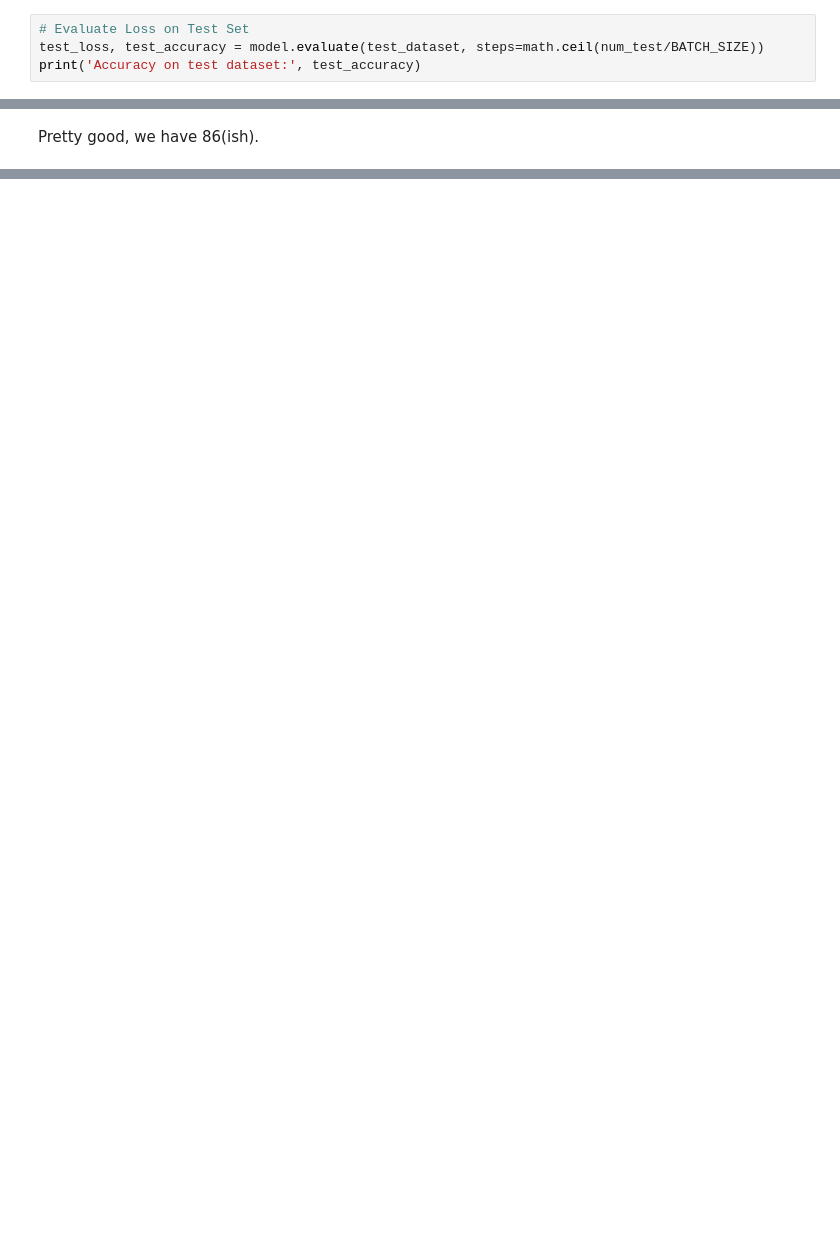
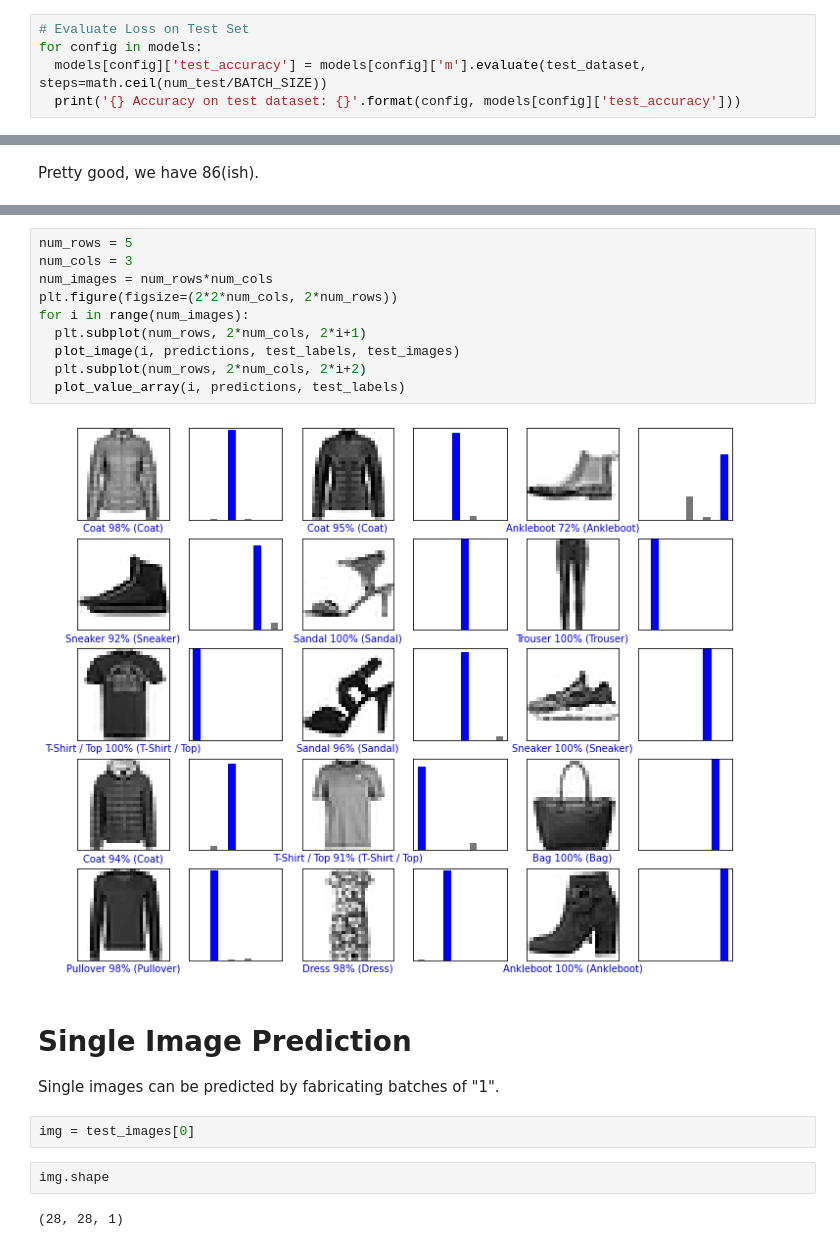
Before and after one commit to Jollyhrothgar/deep_learning, a Jupyter notebook: notebooks/Lesson_3a_The_Fashion_MNIST_Dataset.ipynb, the cells around one changed output, grey strips where cells are left out. Drawn from its saved outputs; the diff is of its cells as text; blank space fills up the shorter version.

```diff
--- a/notebooks/Lesson_3a_The_Fashion_MNIST_Dataset.ipynb
+++ b/notebooks/Lesson_3a_The_Fashion_MNIST_Dataset.ipynb
@@ -250,5 +290,6 @@ Text(0.5, 0, 'Epochs')
 # %%
 # Evaluate Loss on Test Set
-test_loss, test_accuracy = model.evaluate(test_dataset, steps=math.ceil(num_test/BATCH_SIZE))
-print('Accuracy on test dataset:', test_accuracy)
+for config in models:
+  models[config]['test_accuracy'] = models[config]['m'].evaluate(test_dataset, steps=math.ceil(num_test/BATCH_SIZE))
+  print('{} Accuracy on test dataset: {}'.format(config, models[config]['test_accuracy']))
 # %% [output]
@@ -258,0 +426,22 @@ Pretty good, we have 86(ish).
+# %%
+num_rows = 5
+num_cols = 3
+num_images = num_rows*num_cols
+plt.figure(figsize=(2*2*num_cols, 2*num_rows))
+for i in range(num_images):
+  plt.subplot(num_rows, 2*num_cols, 2*i+1)
+  plot_image(i, predictions, test_labels, test_images)
+  plt.subplot(num_rows, 2*num_cols, 2*i+2)
+  plot_value_array(i, predictions, test_labels)
+# %% [output]
+[figure, added]
+# %% [markdown]
+# Single Image Prediction
+
+Single images can be predicted by fabricating batches of "1".
+# %%
+img = test_images[0]
+# %%
+img.shape
+# %% [output]
+(28, 28, 1)
```
Also changed, not shown: parts of 31 cells of this notebook.
